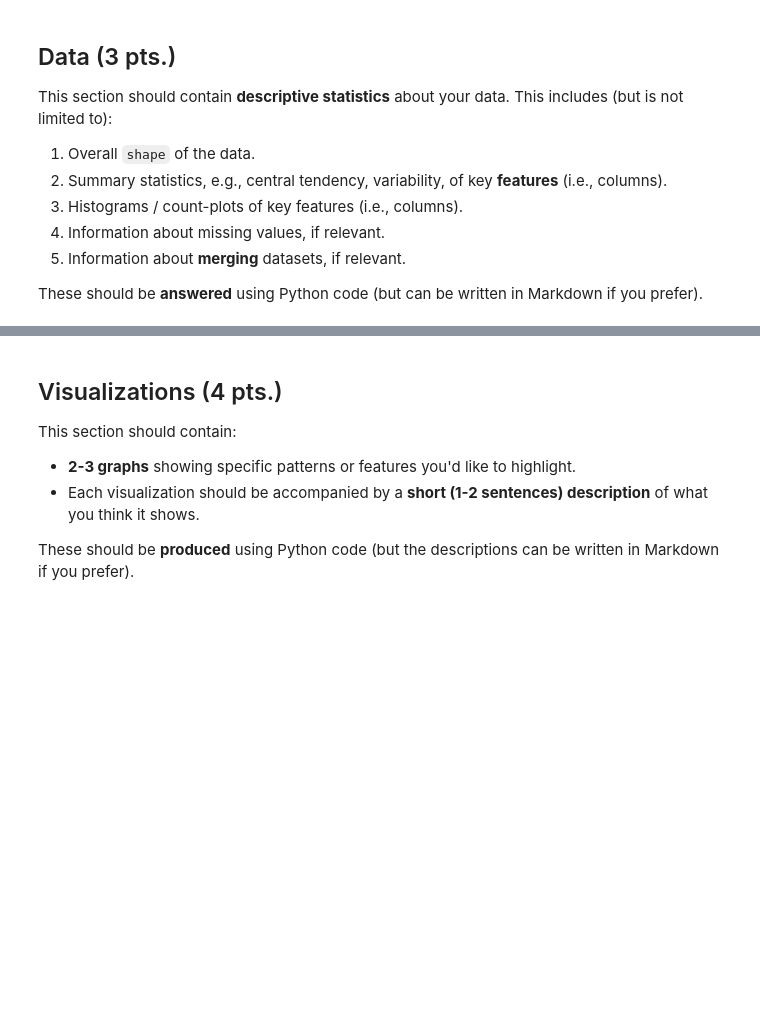
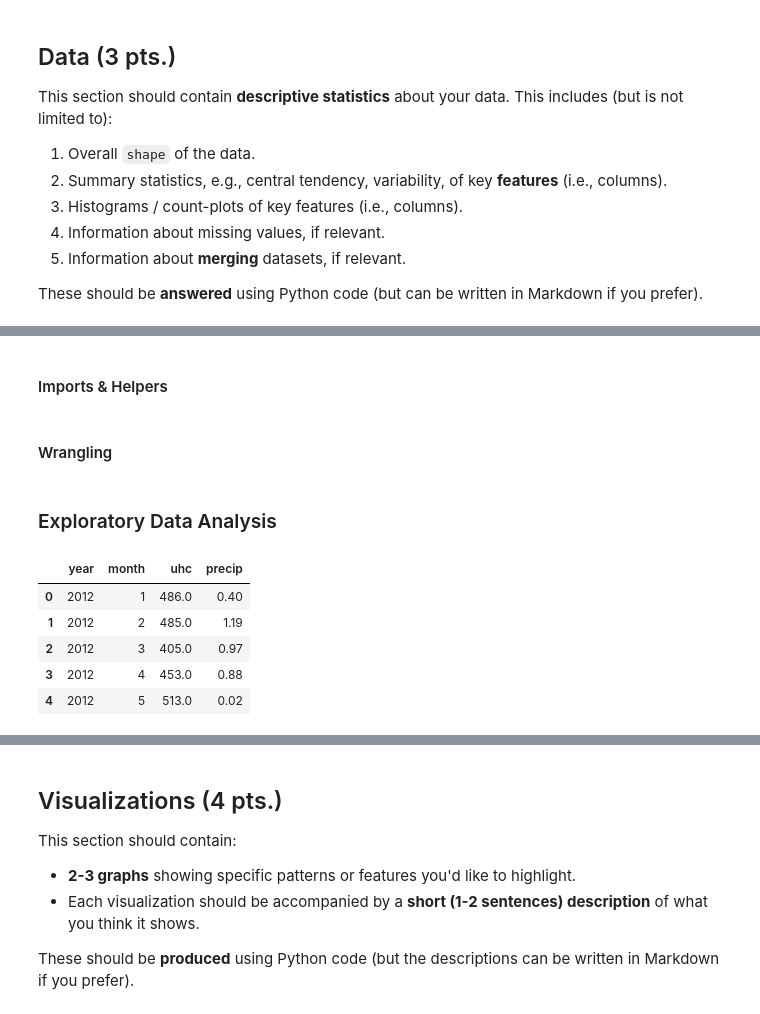
Before and after one commit to phentos/does-rain-increase-unsheltered-homelessness, a Jupyter notebook: fp-template.ipynb, the cells around one changed output, grey strips where cells are left out. Cells and saved outputs as stored; diff of their text form; code cells hidden in the pictures; blank space fills up the shorter version.

```diff
--- a/fp-template.ipynb
+++ b/fp-template.ipynb
@@ -56 +58,3 @@ These should be **answered** using Python code (but can be written in Markdown i
+# %% [markdown]
+#### Imports & Helpers
 # %%
@@ -68,0 +83,2 @@ def fetchMeltMerge(csv, id, var, value, data):
+# %% [markdown]
+#### Wrangling
@@ -68,0 +108,11 @@ def fetchMeltMerge(csv, id, var, value, data):
+# %% [markdown]
+### Exploratory Data Analysis
+# %%
+df.head()
+# %% [output]
+|  | year | month | uhc | precip |
+| 0 | 2012 | 1 | 486.0 | 0.40 |
+| 1 | 2012 | 2 | 485.0 | 1.19 |
+| 2 | 2012 | 3 | 405.0 | 0.97 |
+| 3 | 2012 | 4 | 453.0 | 0.88 |
+| 4 | 2012 | 5 | 513.0 | 0.02 |
```
Also changed, not shown: parts of 11 cells of this notebook.
